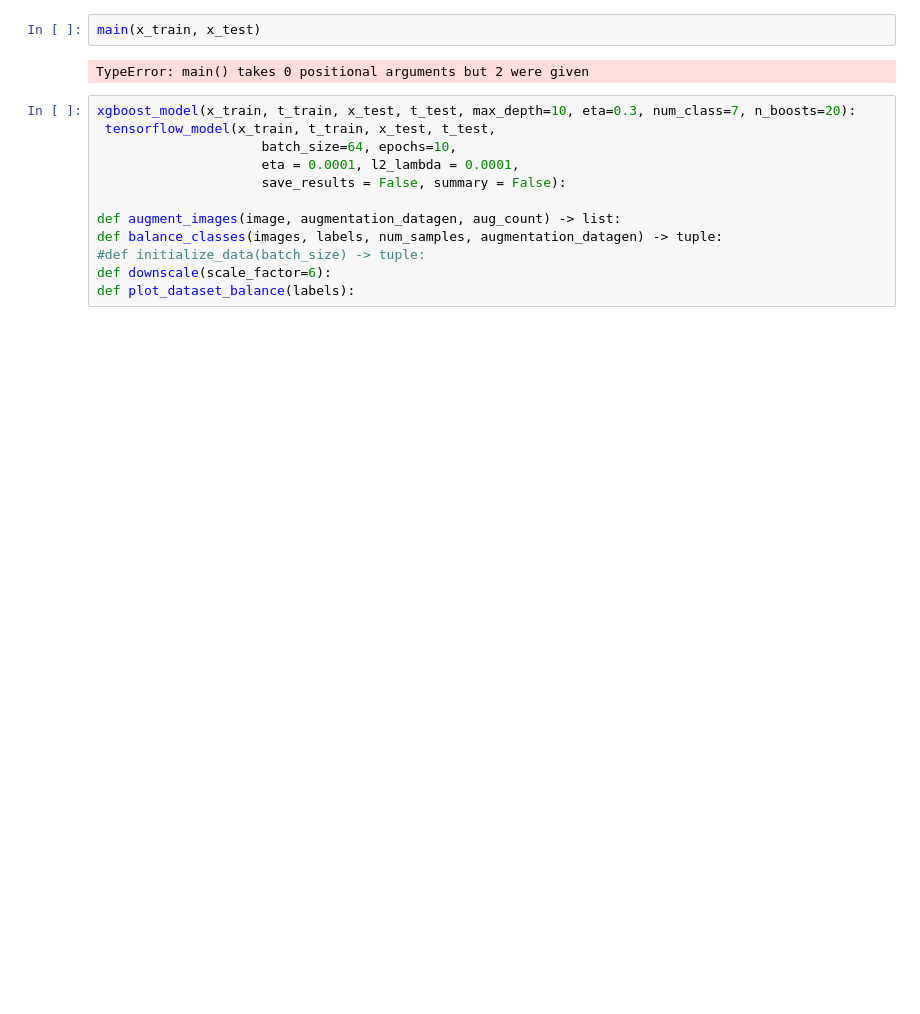
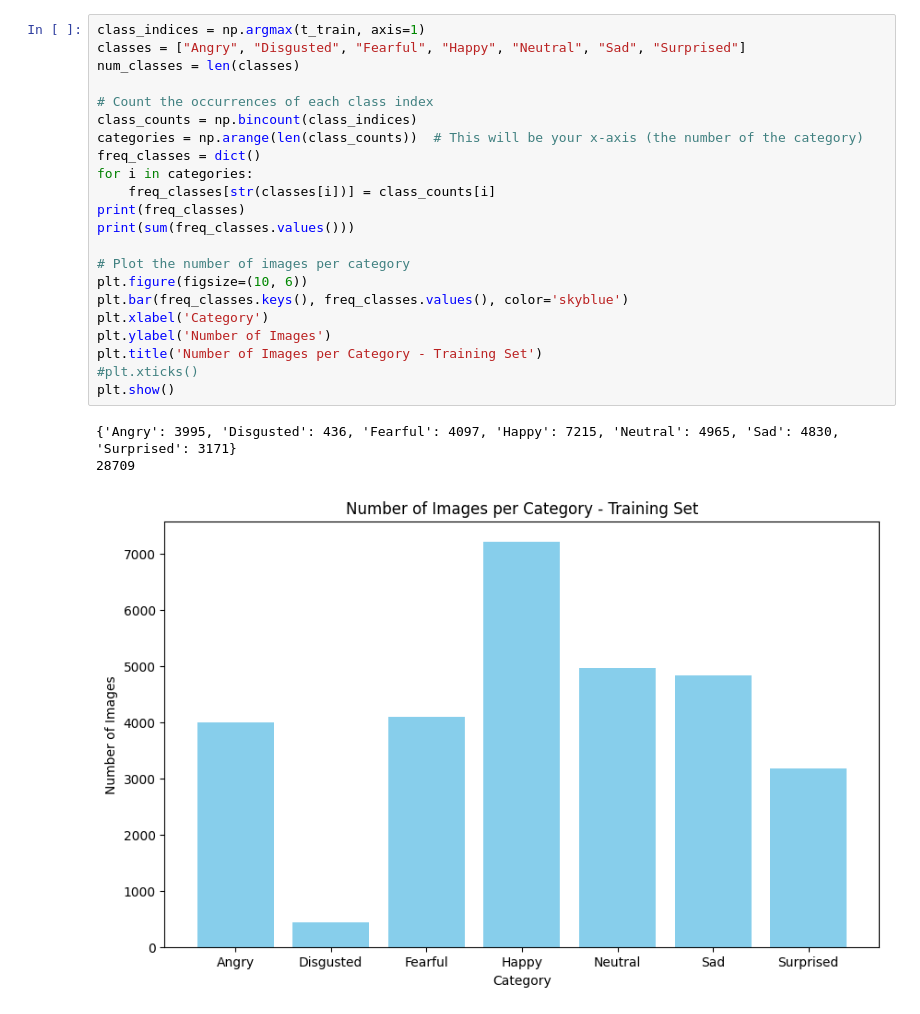
Before and after one commit to FedericoSantona/Project3, a Jupyter notebook: plots.ipynb, the cells around one changed output. Saved outputs shown, nothing was run; the diff lists cells and outputs as text; blank space fills up the shorter version.

Commit message:
plots

```diff
--- a/plots.ipynb
+++ b/plots.ipynb
@@ -144,16 +133,26 @@ t test shape: (7178, 7)
-# %%
-main(x_train, x_test)
-# %% [output]
-TypeError: main() takes 0 positional arguments but 2 were given
-# %%
-xgboost_model(x_train, t_train, x_test, t_test, max_depth=10, eta=0.3, num_class=7, n_boosts=20):
- tensorflow_model(x_train, t_train, x_test, t_test,
-                     batch_size=64, epochs=10,
-                     eta = 0.0001, l2_lambda = 0.0001,
-                     save_results = False, summary = False):
-
-def augment_images(image, augmentation_datagen, aug_count) -> list:
-def balance_classes(images, labels, num_samples, augmentation_datagen) -> tuple:
-#def initialize_data(batch_size) -> tuple:
-def downscale(scale_factor=6):
-def plot_dataset_balance(labels):
+# %%
+class_indices = np.argmax(t_train, axis=1)
+classes = ["Angry", "Disgusted", "Fearful", "Happy", "Neutral", "Sad", "Surprised"]
+num_classes = len(classes)
+
+# Count the occurrences of each class index
+class_counts = np.bincount(class_indices)
+categories = np.arange(len(class_counts))  # This will be your x-axis (the number of the category)
+freq_classes = dict()
+for i in categories:
+    freq_classes[str(classes[i])] = class_counts[i]
+print(freq_classes)
+print(sum(freq_classes.values()))
+
+# Plot the number of images per category
+plt.figure(figsize=(10, 6))
+plt.bar(freq_classes.keys(), freq_classes.values(), color='skyblue')
+plt.xlabel('Category')
+plt.ylabel('Number of Images')
+plt.title('Number of Images per Category - Training Set')
+#plt.xticks()
+plt.show()
+# %% [output]
+{'Angry': 3995, 'Disgusted': 436, 'Fearful': 4097, 'Happy': 7215, 'Neutral': 4965, 'Sad': 4830, 'Surprised': 3171}
+28709
+[figure, added]
```
Also changed, not shown: parts of 4 cells of this notebook, 7 other files.
